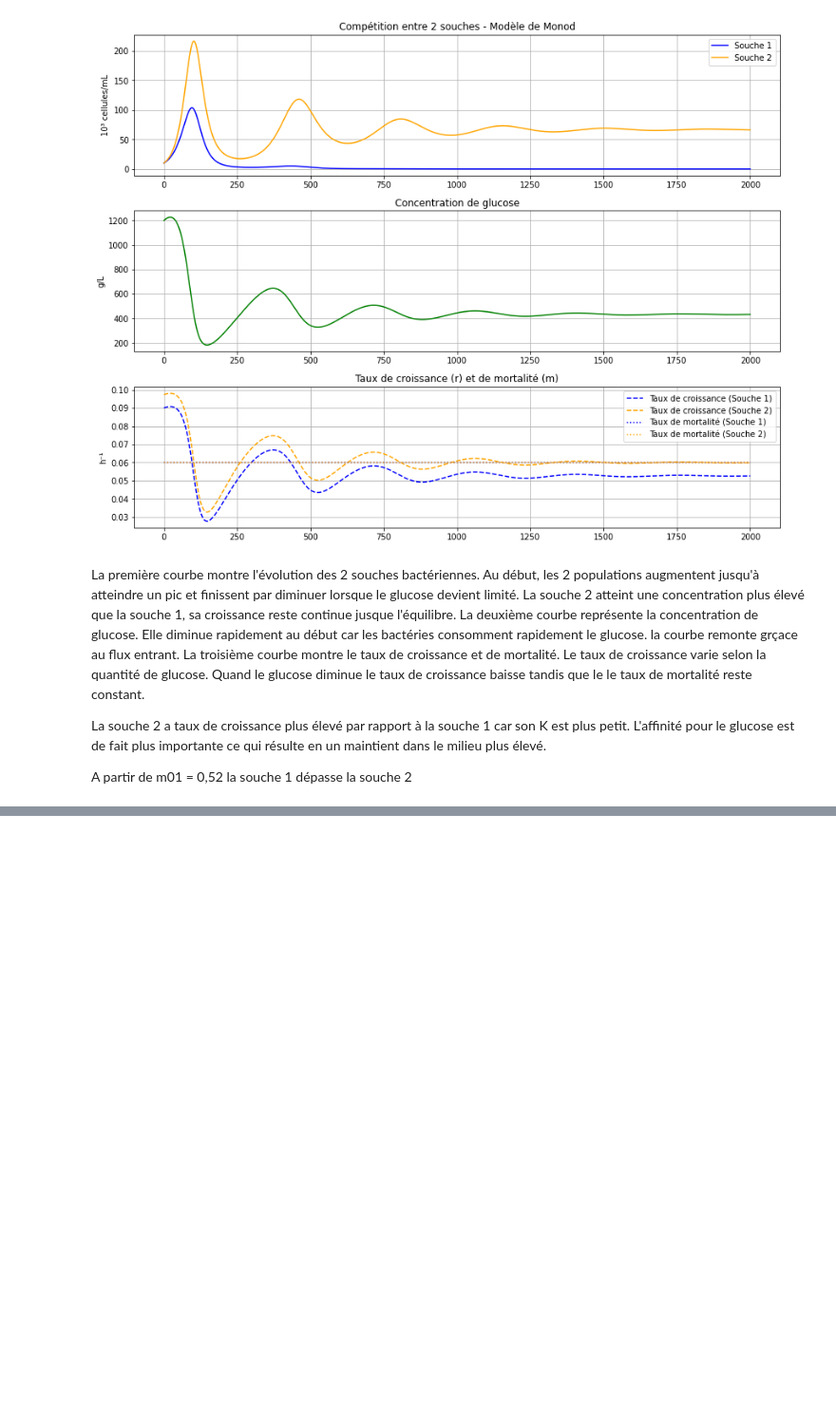
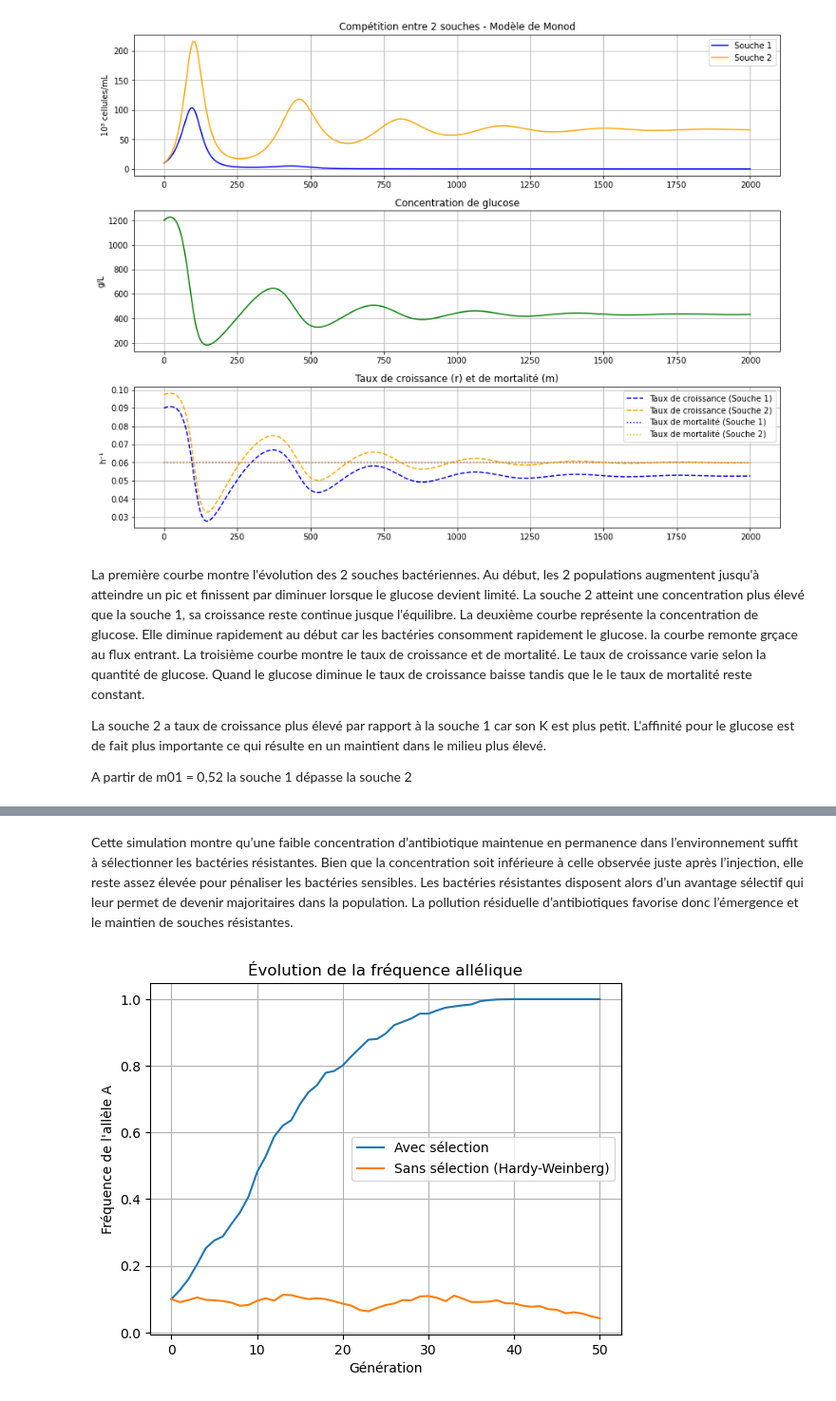
Before and after one commit to Sadiq-arnault/TP-g-n-tique-info, a Jupyter notebook: Basak Dogan_1500833_assignsubmission_file/DOGAN Basak 12302907.ipynb, the cells around one changed output, grey strips where cells are left out. Shown at 95% size. Saved outputs shown, nothing was run; the diff lists cells and outputs as text; code cells hidden in the pictures; blank space fills up the shorter version.

```diff
--- a/Basak Dogan_1500833_assignsubmission_file/DOGAN Basak 12302907.ipynb
+++ b/Basak Dogan_1500833_assignsubmission_file/DOGAN Basak 12302907.ipynb
@@ -682,0 +1446,74 @@ plt.show()
+# %% [markdown]
+Cette simulation montre qu’une faible concentration d’antibiotique maintenue en permanence dans l’environnement suffit à sélectionner les bactéries résistantes. Bien que la concentration soit inférieure à celle observée juste après l’injection, elle reste assez élevée pour pénaliser les bactéries sensibles.
+Les bactéries résistantes disposent alors d’un avantage sélectif qui leur permet de devenir majoritaires dans la population. La pollution résiduelle d’antibiotiques favorise donc l’émergence et le maintien de souches résistantes.
+# %%
+import numpy as np
+import matplotlib.pyplot as plt
+
+# Simulation
+TAILLE_POP = 1000
+GENERATIONS = 50
+
+# Fréquence initiale de l'allèle A
+freq_A_initiale = 0.1
+
+# Valeurs sélectives (fitness)
+# Cas 1 : sélection (ex : antibiotique ou stress)
+fitness_selection = {"AA": 1.0,
+                     "Aa": 0.9,
+                     "aa": 0.7}
+# Cas 2 : pas de sélection (équilibre de Hardy-Weinberg)
+fitness_neutre = {"AA": 1.0,
+                  "Aa": 1.0,
+                  "aa": 1.0}
+
+# Génération d'une population
+def generer_population(freq_A, taille):
+    freq_a = 1 - freq_A
+    probabilites = [
+        freq_A ** 2,          # AA
+        2 * freq_A * freq_a,  # Aa
+        freq_a ** 2           # aa
+    ]
+    return np.random.choice(["AA", "Aa", "aa"], size=taille, p=probabilites)
+
+# Calcul de la fréquence allélique
+def calcul_freq_A(population):
+    nb_A = sum(genotype.count("A") for genotype in population)
+    return nb_A / (2 * len(population))
+
+# Application de la sélection
+def appliquer_selection(population, fitness):
+    poids = [fitness[g] for g in population]
+    total = sum(poids)
+    probabilites = [p / total for p in poids]
+    return np.random.choice(population, size=len(population), p=probabilites)
+
+# Simulation de l'évolution
+def simuler(fitness):
+    freq_A = freq_A_initiale
+    frequences = [freq_A]  # Initialisation de la liste
+    population = generer_population(freq_A, TAILLE_POP)
+    for i in range(GENERATIONS):
+        population = appliquer_selection(population, fitness)
+        freq_A = calcul_freq_A(population)
+        population = generer_population(freq_A, TAILLE_POP)
+        frequences.append(freq_A)
+    return frequences
+
+# Lancement des simulations
+freq_selection = simuler(fitness_selection)
+freq_neutre = simuler(fitness_neutre)
+
+# Tracé des courbes
+plt.figure()
+plt.plot(freq_selection, label="Avec sélection")
+plt.plot(freq_neutre, label="Sans sélection (Hardy-Weinberg)")
+plt.xlabel("Génération")
+plt.ylabel("Fréquence de l'allèle A")
+plt.title("Évolution de la fréquence allélique")
+plt.legend()
+plt.grid(True)
+plt.show()
+# %% [output]
+[figure, added]
```
Also changed, not shown: parts of 12 cells of this notebook, 19 other files.
